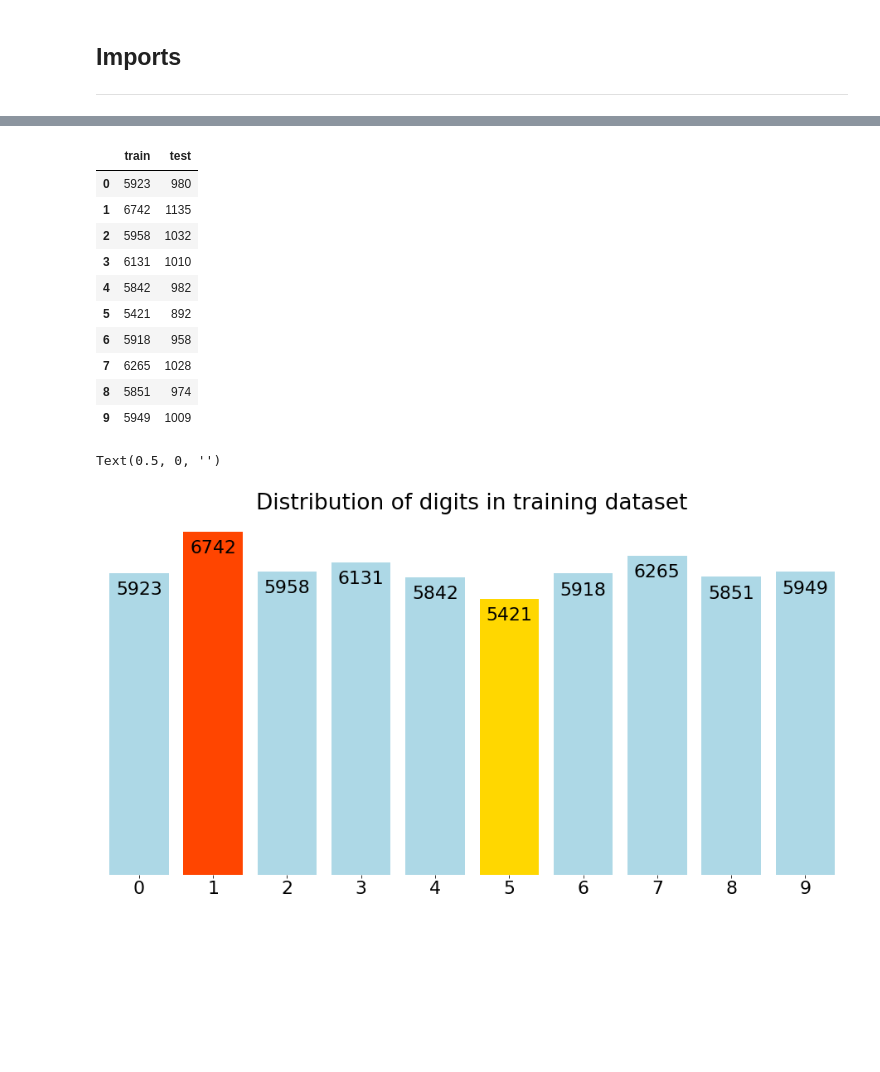
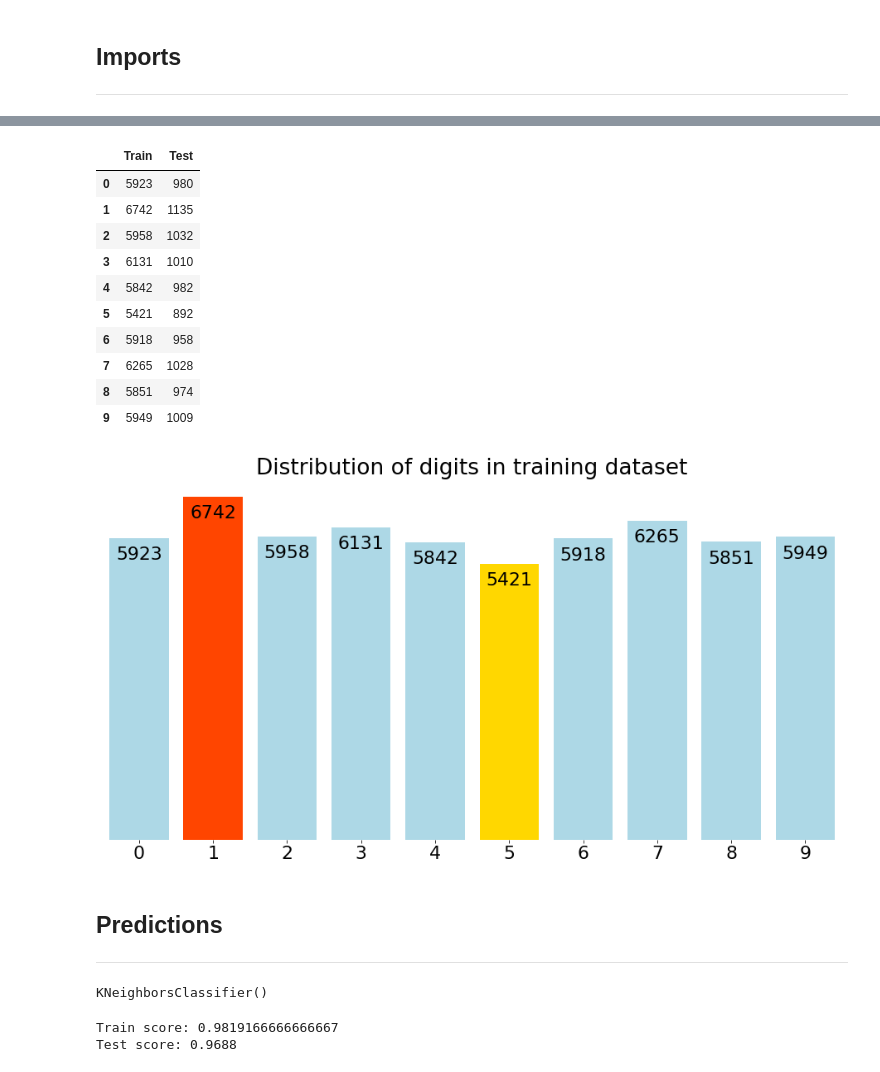
Before and after one commit to alexandre-pinon/zoidberg-2.0, a Jupyter notebook: bootstrap.ipynb, the cells around one changed output, grey strips where cells are left out. Saved outputs shown, nothing was run; the diff lists cells and outputs as text; code cells hidden in the pictures; blank space fills up the shorter version.

```diff
--- a/bootstrap.ipynb
+++ b/bootstrap.ipynb
@@ -33,4 +32,4 @@ Test set shape: (10000, 785)
 5 rows × 785 columns
 # %%
-df_train = df_train.rename(columns={0: 'train'})
-df_test = df_test.rename(columns={0: 'test'})
+df_train = df_train.rename(columns={0: 'digit'})
+df_test = df_test.rename(columns={0: 'digit'})
@@ -69,7 +64,11 @@ Name: train, dtype: float64
 # %%
-pd.concat([y_train.value_counts().sort_index(), y_test.value_counts().sort_index()], axis=1)
+pd.concat([
+    df_train['digit'].value_counts().sort_index().rename('Train'),
+    df_test['digit'].value_counts().sort_index().rename('Test')
+],
+          axis=1)
 # %% [output]
-|  | train | test |
+|  | Train | Test |
 | 0 | 5923 | 980 |
 | 1 | 6742 | 1135 |
 | 2 | 5958 | 1032 |
@@ -81,8 +80,9 @@ pd.concat([y_train.value_counts().sort_index(), y_test.value_counts().sort_index
 | 8 | 5851 | 974 |
 | 9 | 5949 | 1009 |
 # %%
+plt.rcParams.update({'font.size': 22})
 fig1 = plt.figure(figsize=(16, 8))
-hist = sns.countplot(data=df_train, x='train', saturation=1, color='lightblue')
+hist = sns.countplot(data=df_train, x='digit', saturation=1, color='lightblue')
 # you can search color picker in google, and get hex values of you fav color
 
 patch_h = [patch.get_height() for patch in hist.patches]
@@ -99,9 +99,14 @@ hist.set_title('Distribution of digits in training dataset')
 hist.set_frame_on(False)
 hist.get_yaxis().set_visible(False)
 hist.set_xlabel('')
+
+plt.rcParams.update({'font.size': 10})
 # %% [output]
-Text(0.5, 0, '')
 [figure]
 # %%
 fig1.add_axes(hist)
 fig1.savefig('digit_distribution_train_set.png', facecolor='white')
+# %% [markdown]
+## Predictions
+
+---
@@ -107,0 +123,10 @@ fig1.savefig('digit_distribution_train_set.png', facecolor='white')
+# %%
+model.fit(X_train, y_train)
+# %% [output]
+KNeighborsClassifier()
+# %%
+print(f'Train score: {model.score(X_train, y_train)}')
+print(f'Test score: {model.score(X_test, y_test)}')
+# %% [output]
+Train score: 0.9819166666666667
+Test score: 0.9688
```
Also changed, not shown: parts of 17 cells of this notebook, 2 other files.
